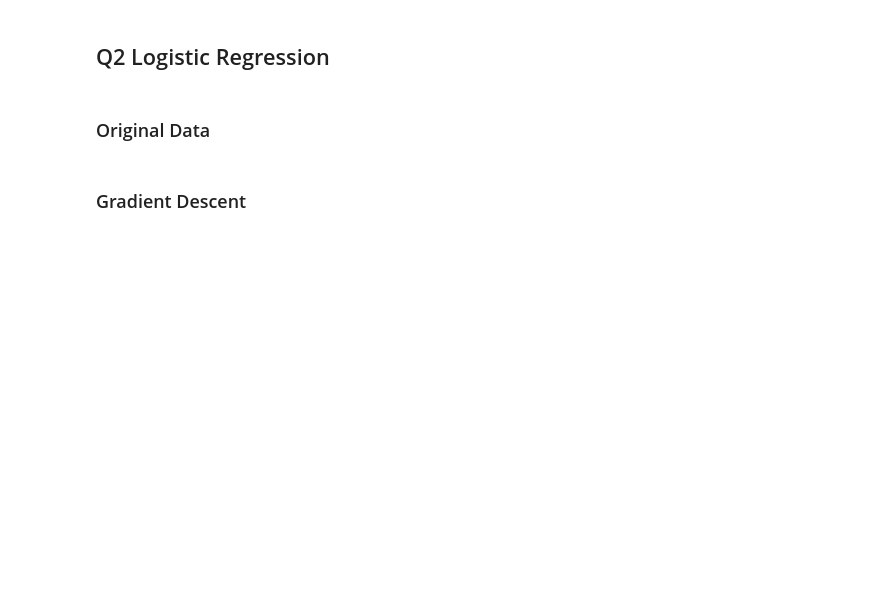
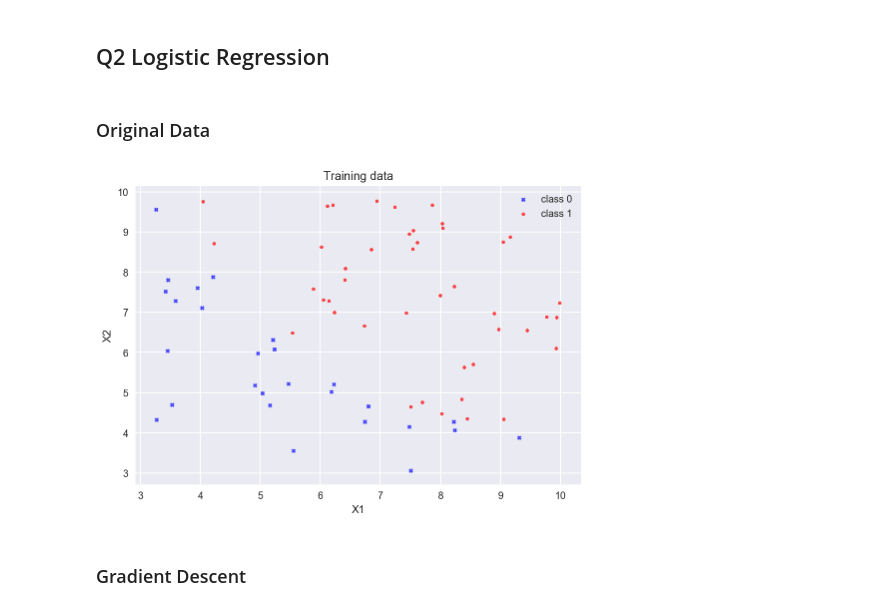
Before and after one commit to hal009/hal009.github.io, a Jupyter notebook: content/COGS118a/files/Hw4/hw4-q2-logistic.ipynb, the cells around one changed output. Saved outputs shown, nothing was run; the diff lists cells and outputs as text; code cells hidden in the pictures; blank space fills up the shorter version.

```diff
--- a/content/COGS118a/files/Hw4/hw4-q2-logistic.ipynb
+++ b/content/COGS118a/files/Hw4/hw4-q2-logistic.ipynb
@@ -14,9 +14,8 @@ plt.rcParams['figure.figsize'] = 8,8
 # %% [markdown]
 ### Original Data
 # %%
-X_and_Y_train = np.load('./q2-logistic-train.npy')
+X_and_Y_train = np.load('./hw4-q2-logistic-train.npy')
 X_train = X_and_Y_train[:, :2]    # Shape: (70,2)
-########### YOUR CODE HERE ###########
-#         Append bias term 1        #
-########### YOUR CODE HERE ##########
+X_train = np.matrix(np.hstack((np.ones((len(X_train), 1)), X_train))) # Shape: (70, 3)
+#print(X_train.shape[1])
 Y_train = X_and_Y_train[:, 2]    # Shape: (70,)
@@ -30,15 +32,17 @@ Y_test = X_and_Y_test[:, 2]    # Shape: (70,)
 # %%
 mpl.style.use('seaborn')
 
 fig = plt.figure()
-plt.scatter(X_train[Y_train==0, 1], X_train[Y_train==0, 2], marker='x', color='b', alpha=0.7, s=10, label='class 0')
-plt.scatter(X_train[Y_train==1, 1], X_train[Y_train==1, 2], marker='o', color='r', alpha=0.7, s=10, label='class 1')
+plt.scatter([X_train[Y_train==0, 1]], [X_train[Y_train==0, 2]], marker='x', color='b', alpha=0.7, s=10, label='class 0')
+plt.scatter([X_train[Y_train==1, 1]], [X_train[Y_train==1, 2]], marker='o', color='r', alpha=0.7, s=10, label='class 1')
 plt.xlabel('X1')
 plt.ylabel('X2')
 plt.legend(loc='upper right', fontsize=10)
 plt.title('Training data')
 plt.show()
 #fig.savefig('scatter_1.png', format='png', dpi=400)
+# %% [output]
+[figure, added]
 # %% [markdown]
 ### Gradient Descent
 # %%
```
Also changed, not shown: parts of 12 cells of this notebook.
